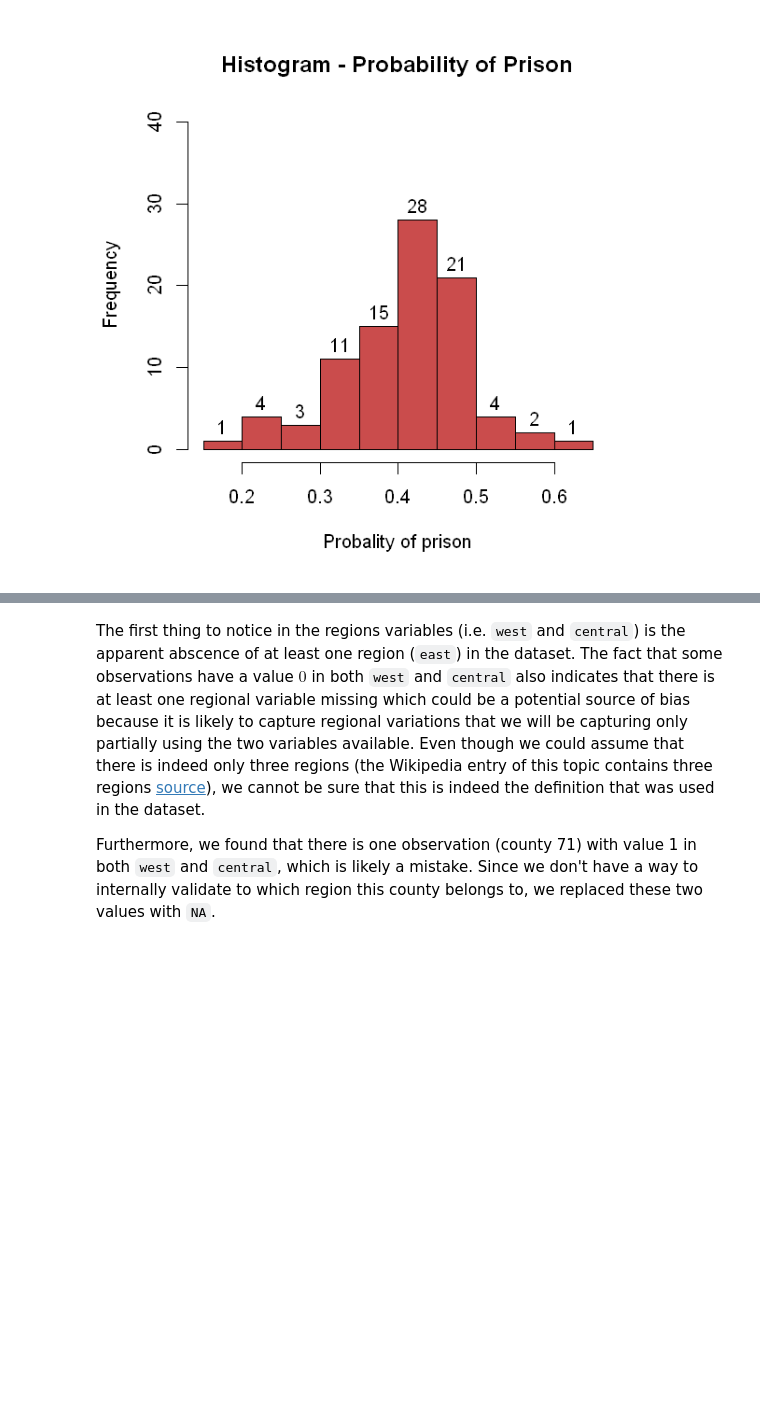
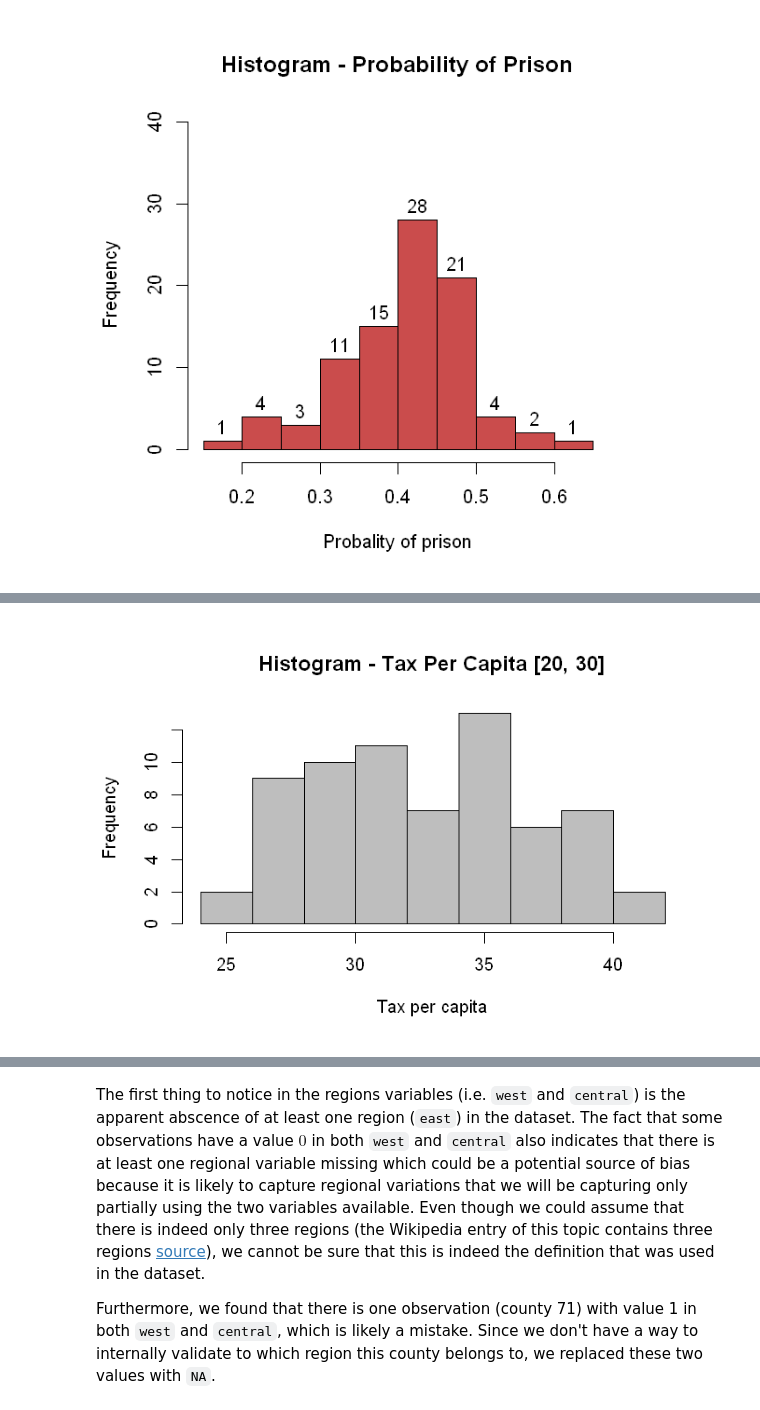
Before and after one commit to ramirocadavid/w203-Lab3, a Jupyter notebook: Lab3_part_2_3_Ramiro.ipynb, the cells around one changed output, grey strips where cells are left out. Cells and saved outputs as stored; diff of their text form; code cells hidden in the pictures; blank space fills up the shorter version.

```diff
--- a/Lab3_part_2_3_Ramiro.ipynb
+++ b/Lab3_part_2_3_Ramiro.ipynb
@@ -198,0 +257,5 @@ hist(clean$prbpris, main = "Histogram - Probability of Prison", xlab = "Probalit
+# %%
+hist(clean$taxpc[clean$taxpc < 41 & clean$taxpc > 19], main = "Histogram - Tax Per Capita [20, 30]",
+    xlab = "Tax per capita", col = 'gray')
+# %% [output]
+[figure, added]
```
Also changed, not shown: parts of 66 cells of this notebook, 1 other file.
